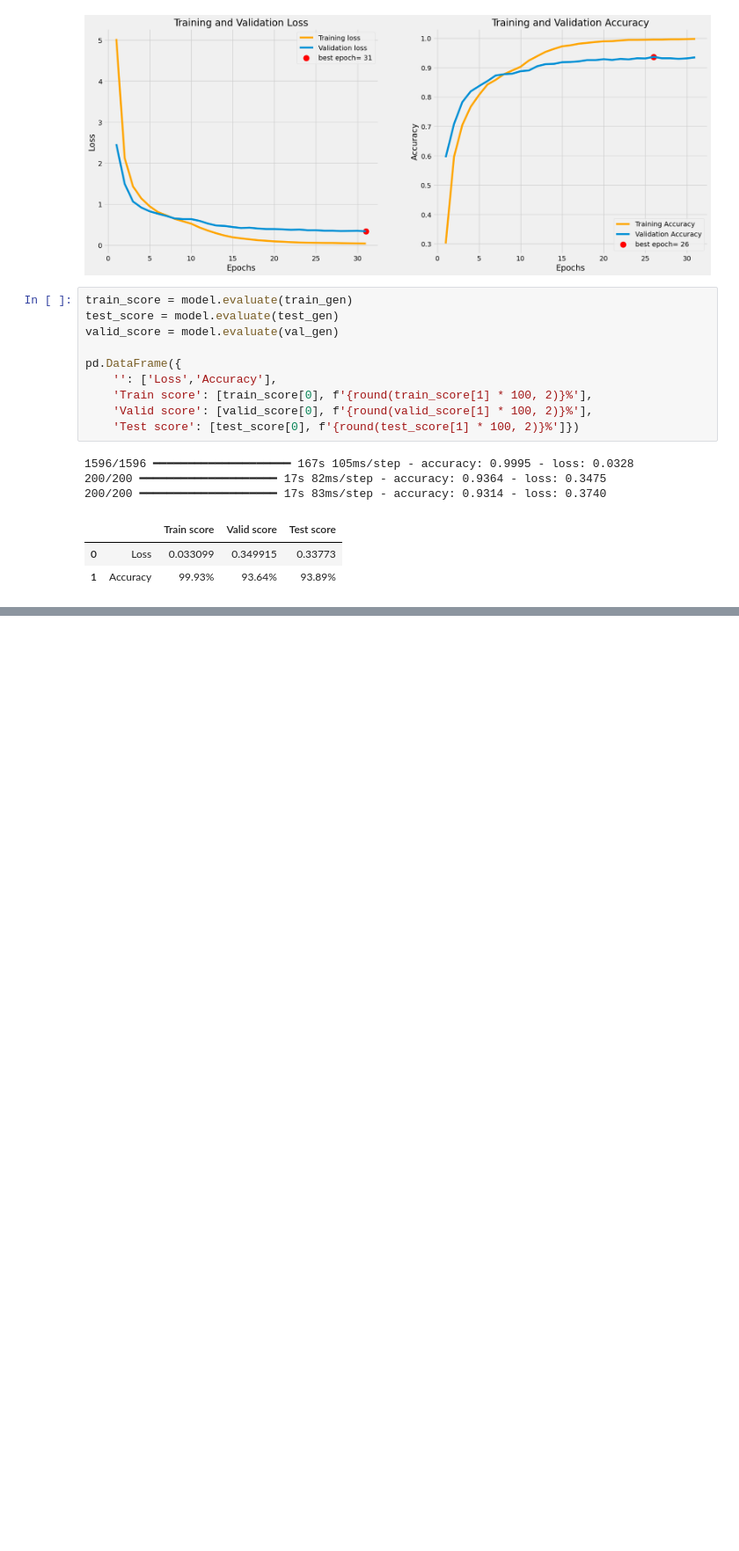
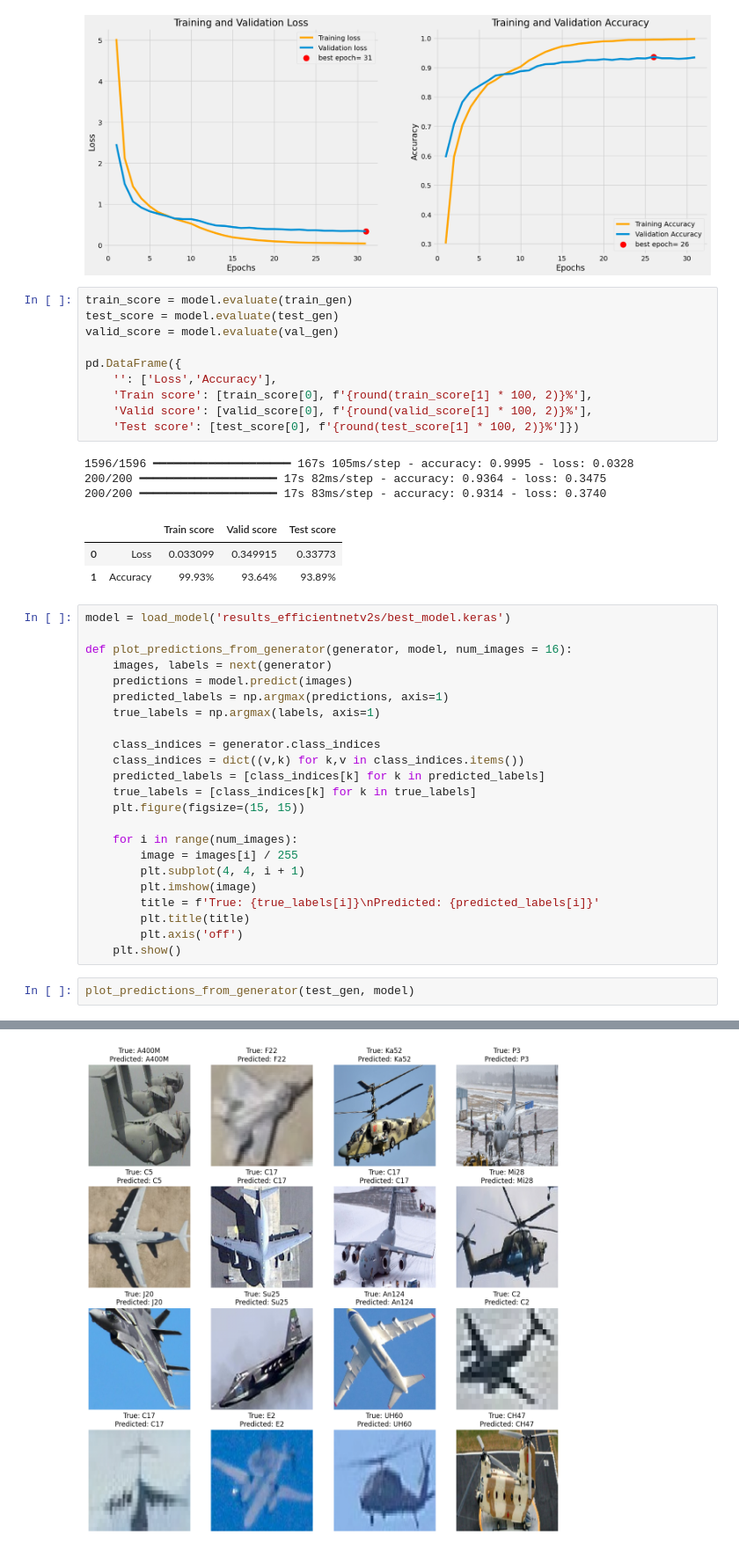
Before and after one commit to XSnelliusX/airplane-classification, a Jupyter notebook: classification/classifier.ipynb, the cells around one changed output, grey strips where cells are left out. Shown at 88% size. Cells and saved outputs as stored; diff of their text form; blank space fills up the shorter version.

Commit message:
update the classifier wit function to only use one image

```diff
--- a/classification/classifier.ipynb
+++ b/classification/classifier.ipynb
@@ -278,3 +284,29 @@ pd.DataFrame({
 |  |  | Train score | Valid score | Test score |
 | 0 | Loss | 0.033099 | 0.349915 | 0.33773 |
 | 1 | Accuracy | 99.93% | 93.64% | 93.89% |
+# %%
+model = load_model('results_efficientnetv2s/best_model.keras')
+
+def plot_predictions_from_generator(generator, model, num_images = 16):
+    images, labels = next(generator)
+    predictions = model.predict(images)
+    predicted_labels = np.argmax(predictions, axis=1)
+    true_labels = np.argmax(labels, axis=1)
+
+    class_indices = generator.class_indices
+    class_indices = dict((v,k) for k,v in class_indices.items())
+    predicted_labels = [class_indices[k] for k in predicted_labels]
+    true_labels = [class_indices[k] for k in true_labels]
+    plt.figure(figsize=(15, 15))
+
+    for i in range(num_images):
+        image = images[i] / 255
+        plt.subplot(4, 4, i + 1)
+        plt.imshow(image)
+        title = f'True: {true_labels[i]}\nPredicted: {predicted_labels[i]}'
+        plt.title(title)
+        plt.axis('off')
+    plt.show()
+# %%
+plot_predictions_from_generator(test_gen, model)
+# %% [output]
@@ -280,0 +314 @@ pd.DataFrame({
+[figure, added]
```
Also changed, not shown: parts of 6 cells of this notebook.
